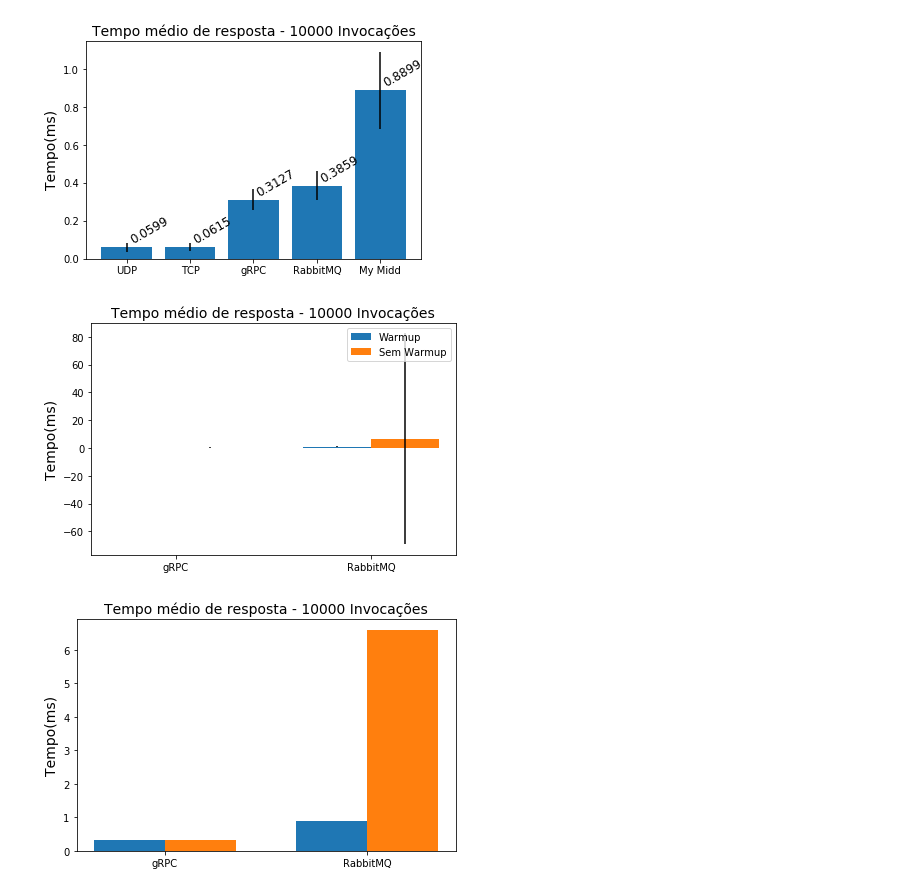
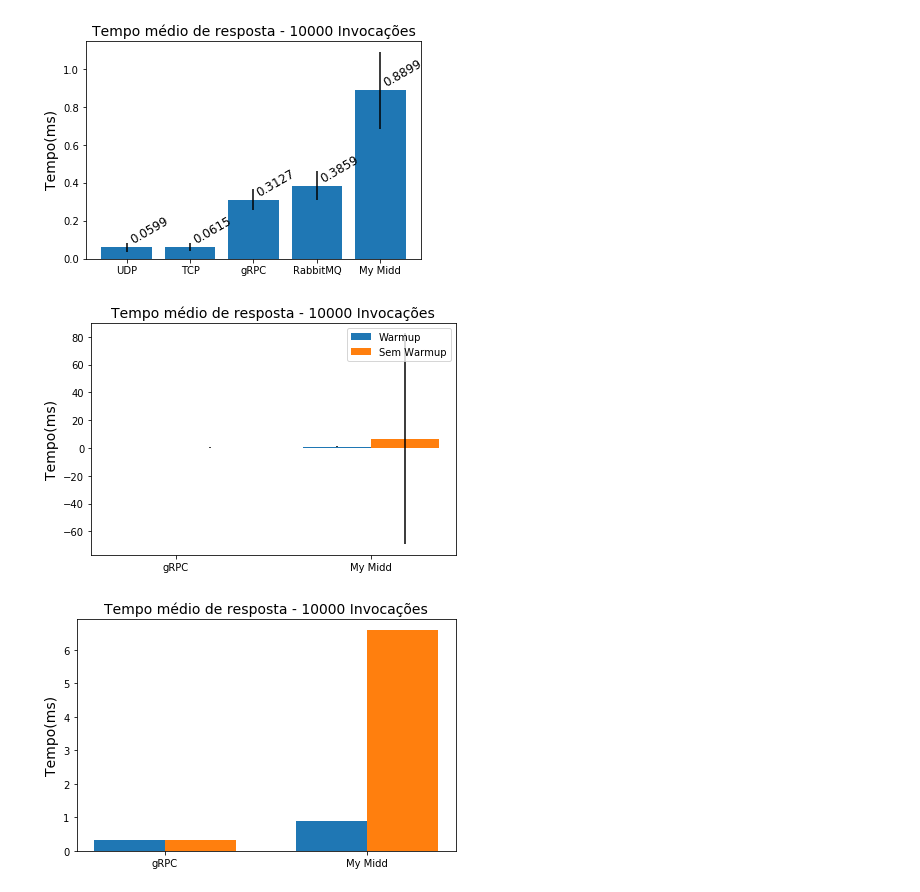
Before and after one commit to arma29/mid-rpc, a Jupyter notebook: py_scripts/Generate_Images.ipynb, the cells around one changed output. Drawn from its saved outputs; the diff is of its cells as text; code cells hidden in the pictures.

```diff
--- a/py_scripts/Generate_Images.ipynb
+++ b/py_scripts/Generate_Images.ipynb
@@ -167,7 +167,7 @@ plt.show()
 # %% [output]
 [figure]
 # %%
-objects = ["gRPC", "RabbitMQ"]
+objects = ["gRPC", "My Midd"]
 means = []
 stds = []
 
@@ -175,34 +175,34 @@ means.append(grpc_data.mean())
 means.append(my_data.mean())
 
 stds.append(grpc_data.std())
 stds.append(my_data.std())
 
 means_wo = []
 stds_wo = []
 
 means_wo.append(grpc_data_wo.mean())
 means_wo.append(my_data_wo.mean())
 
 stds_wo.append(grpc_data_wo.std())
 stds_wo.append(my_data_wo.std())
 
 index = np.arange(len(means))
 width = 0.35
 
 fig, ax = plt.subplots()
 rects1 = ax.bar(index - width/2, means, width, label='Warmup', yerr=stds)
 rects2 = ax.bar(index + width/2, means_wo, width, label='Sem Warmup', yerr=stds_wo)
 
 plt.xticks(index, objects)
 
 plt.ylabel("Tempo(ms)", fontsize=14)
 plt.title("Tempo médio de resposta - 10000 Invocações", fontsize=14)
 plt.legend()
 plt.savefig('fig3.png')
 fig.tight_layout()
 plt.show()
 # %% [output]
-[figure, old version]
+[figure, new version]
 # %%
 fig, ax = plt.subplots()
 rects1 = ax.bar(index - width/2, means, width, label='Warmup')
@@ -217,4 +217,4 @@ plt.savefig('fig4.png')
 fig.tight_layout()
 plt.show()
 # %% [output]
-[figure, old version]
+[figure, new version]
```
Also changed, not shown: 4 other files.
